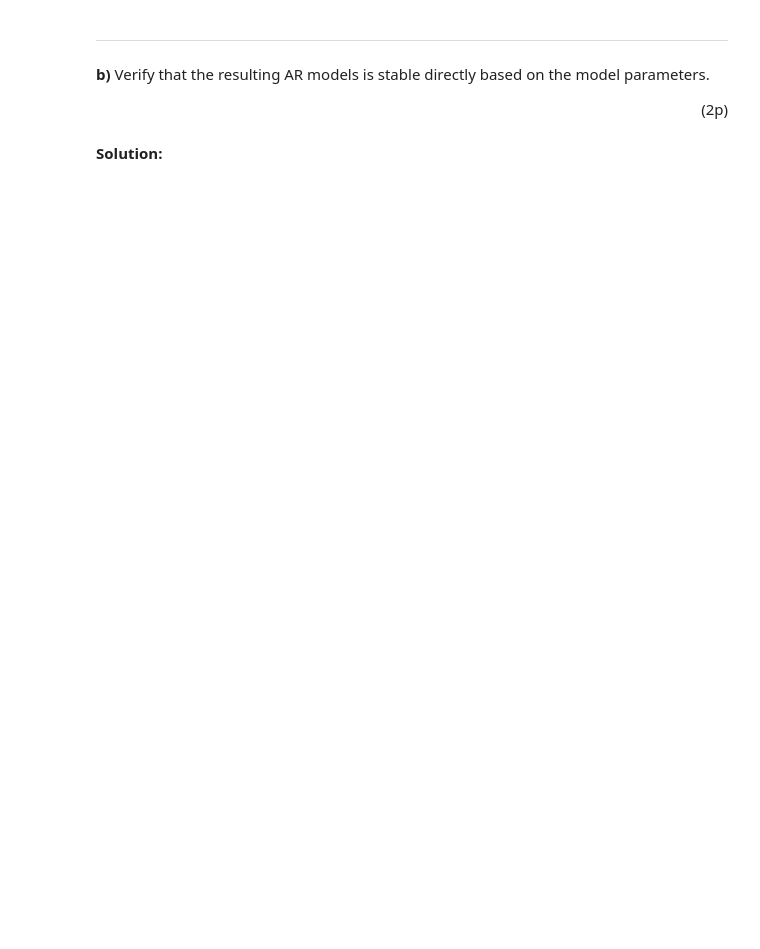
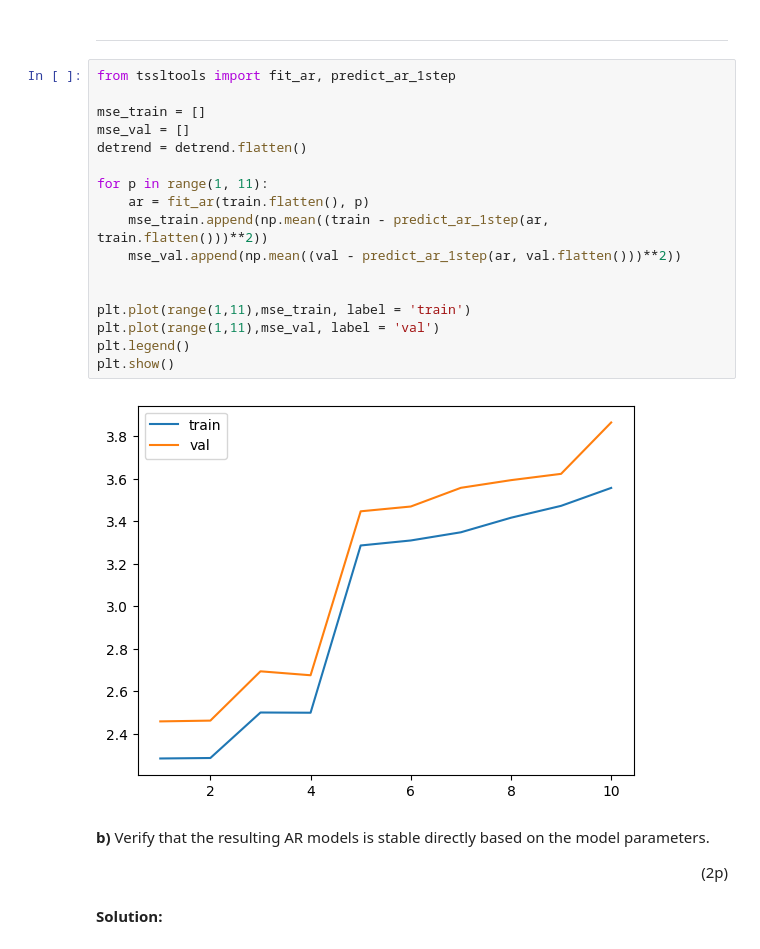
Before and after one commit to willewiik/Time-Series-and-Sequence-Learning, a Jupyter notebook: old_exams/exam_22_02_16_TS/Problem1.ipynb, the cells around one changed output. Saved outputs shown, nothing was run; the diff lists cells and outputs as text; blank space fills up the shorter version.

```diff
--- a/old_exams/exam_22_02_16_TS/Problem1.ipynb
+++ b/old_exams/exam_22_02_16_TS/Problem1.ipynb
@@ -24,5 +60,24 @@ y = data['Data'].values
 # %% [markdown]
 ___
+# %%
+from tssltools import fit_ar, predict_ar_1step
+
+mse_train = []
+mse_val = []
+detrend = detrend.flatten()
+
+for p in range(1, 11):
+    ar = fit_ar(train.flatten(), p)
+    mse_train.append(np.mean((train - predict_ar_1step(ar, train.flatten()))**2))
+    mse_val.append(np.mean((val - predict_ar_1step(ar, val.flatten()))**2))
+
+
+plt.plot(range(1,11),mse_train, label = 'train')
+plt.plot(range(1,11),mse_val, label = 'val')
+plt.legend()
+plt.show()
+# %% [output]
+[figure, added]
 # %% [markdown]
 **b)** Verify that the resulting AR models is stable directly based on the model parameters.
 <div style="text-align: right"> (2p) </div>
```
Also changed, not shown: parts of 6 cells of this notebook.
